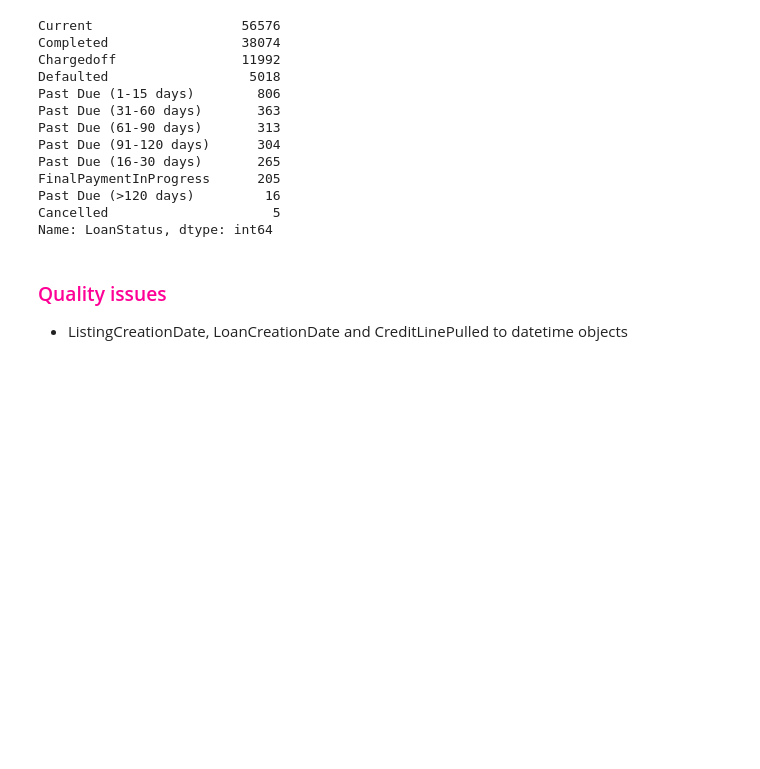
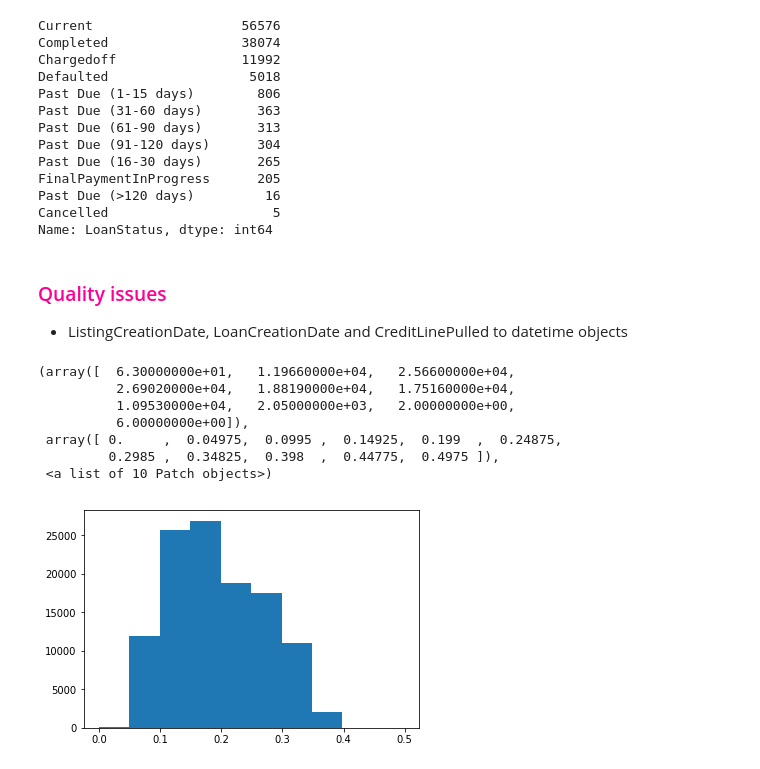
Before and after one commit to jovanmedfordDataAnalyst/loan-data-from-prosper, a Jupyter notebook: loan-analysis.ipynb, the cells around one changed output. Cells and saved outputs as stored; diff of their text form; code cells hidden in the pictures; blank space fills up the shorter version.

```diff
--- a/loan-analysis.ipynb
+++ b/loan-analysis.ipynb
@@ -107,3 +119,14 @@ Name: LoanStatus, dtype: int64
 # %% [markdown]
 ### <font color=#ff0096>Quality issues</font>
 - ListingCreationDate, LoanCreationDate and CreditLinePulled to datetime objects
+# %%
+plt.hist(loans["BorrowerRate"])
+# %% [output]
+(array([  6.30000000e+01,   1.19660000e+04,   2.56600000e+04,
+          2.69020000e+04,   1.88190000e+04,   1.75160000e+04,
+          1.09530000e+04,   2.05000000e+03,   2.00000000e+00,
+          6.00000000e+00]),
+ array([ 0.     ,  0.04975,  0.0995 ,  0.14925,  0.199  ,  0.24875,
+         0.2985 ,  0.34825,  0.398  ,  0.44775,  0.4975 ]),
+ <a list of 10 Patch objects>)
+[figure, added]
```
Also changed, not shown: parts of 1 cell of this notebook.
